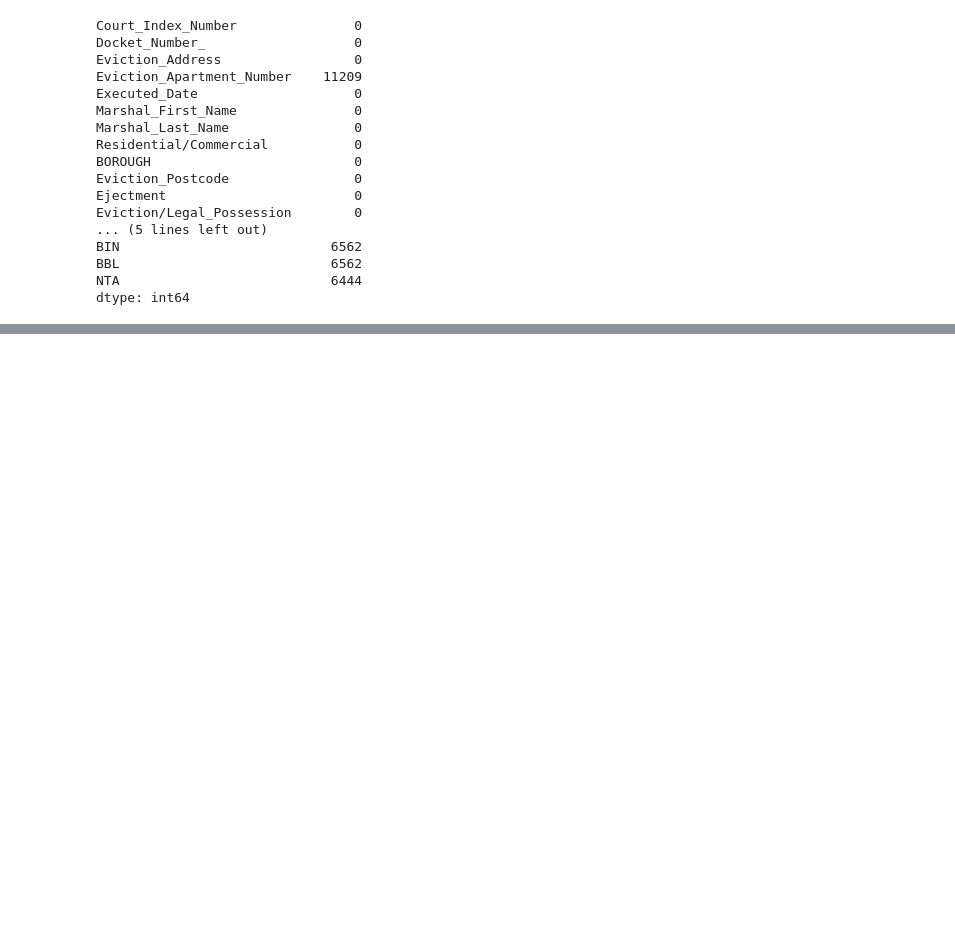
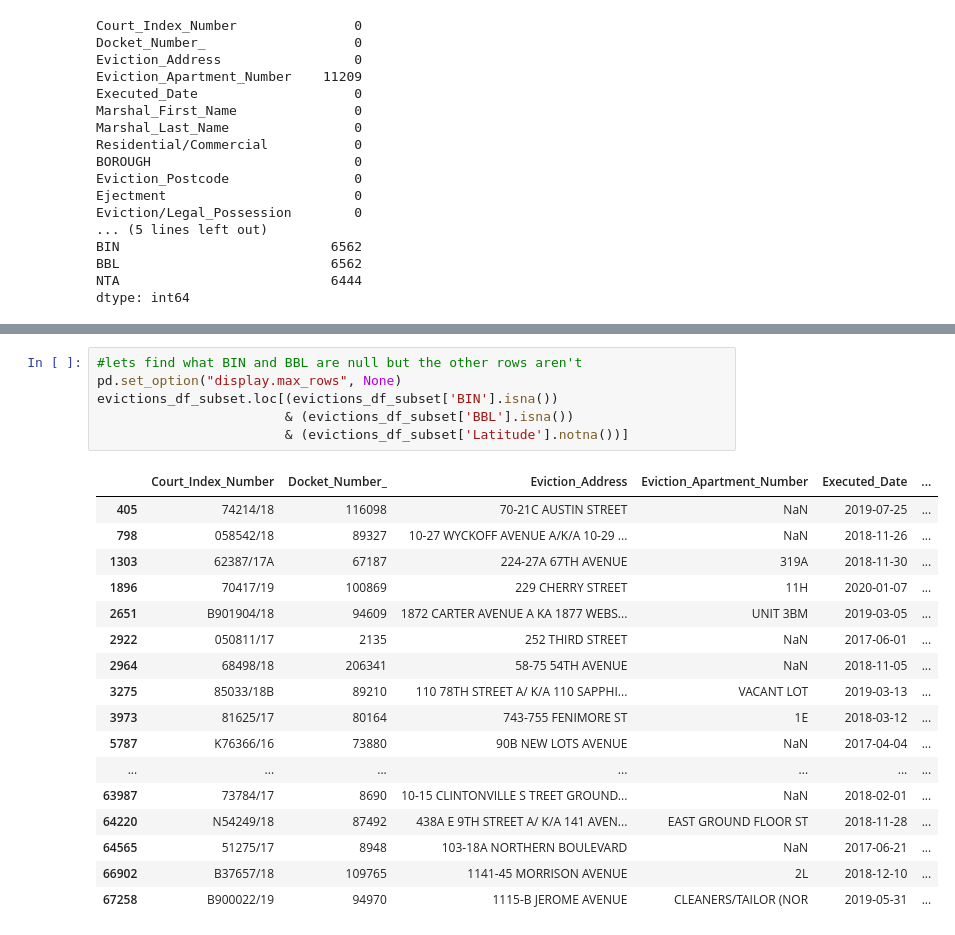
Before and after one commit to mmsouza114/Project01-Evictions, a Jupyter notebook: Exploring-dataset-cleaning .ipynb, the cells around one changed output, grey strips where cells are left out. Cells and saved outputs as stored; diff of their text form; blank space fills up the shorter version.

```diff
--- a/Exploring-dataset-cleaning .ipynb
+++ b/Exploring-dataset-cleaning .ipynb
@@ -167,3 +204,27 @@ evictions_df_subset[evictions_df_subset['Latitude'].isna()]
+# %%
+#lets find what BIN and BBL are null but the other rows aren't
+pd.set_option("display.max_rows", None)
+evictions_df_subset.loc[(evictions_df_subset['BIN'].isna())
+                        & (evictions_df_subset['BBL'].isna())
+                        & (evictions_df_subset['Latitude'].notna())]
+# %% [output]
+|  | Court_Index_Number | Docket_Number_ | Eviction_Address | Eviction_Apartment_Number | Executed_Date | ... |
+| 405 | 74214/18 | 116098 | 70-21C AUSTIN STREET | NaN | 2019-07-25 | ... |
+| 798 | 058542/18 | 89327 | 10-27 WYCKOFF AVENUE A/K/A 10-29 ... | NaN | 2018-11-26 | ... |
+| 1303 | 62387/17A | 67187 | 224-27A 67TH AVENUE | 319A | 2018-11-30 | ... |
+| 1896 | 70417/19 | 100869 | 229 CHERRY STREET | 11H | 2020-01-07 | ... |
+| 2651 | B901904/18 | 94609 | 1872 CARTER AVENUE A KA 1877 WEBS... | UNIT 3BM | 2019-03-05 | ... |
+| 2922 | 050811/17 | 2135 | 252 THIRD STREET | NaN | 2017-06-01 | ... |
+| 2964 | 68498/18 | 206341 | 58-75 54TH AVENUE | NaN | 2018-11-05 | ... |
+| 3275 | 85033/18B | 89210 | 110 78TH STREET A/ K/A 110 SAPPHI... | VACANT LOT | 2019-03-13 | ... |
+| 3973 | 81625/17 | 80164 | 743-755 FENIMORE ST | 1E | 2018-03-12 | ... |
+| 5787 | K76366/16 | 73880 | 90B NEW LOTS AVENUE | NaN | 2017-04-04 | ... |
+| ... | ... | ... | ... | ... | ... | ... |
+| 63987 | 73784/17 | 8690 | 10-15 CLINTONVILLE S TREET GROUND... | NaN | 2018-02-01 | ... |
+| 64220 | N54249/18 | 87492 | 438A E 9TH STREET A/ K/A 141 AVEN... | EAST GROUND FLOOR ST | 2018-11-28 | ... |
+| 64565 | 51275/17 | 8948 | 103-18A NORTHERN BOULEVARD | NaN | 2017-06-21 | ... |
+| 66902 | B37657/18 | 109765 | 1141-45 MORRISON AVENUE | 2L | 2018-12-10 | ... |
+| 67258 | B900022/19 | 94970 | 1115-B JEROME AVENUE | CLEANERS/TAILOR (NOR | 2019-05-31 | ... |
 # %%
 #using describe function here doesnt really help me since all these numbers are more categorical then numerical
 evictions_df_subset.describe()
```
Also changed, not shown: parts of 16 cells of this notebook.
